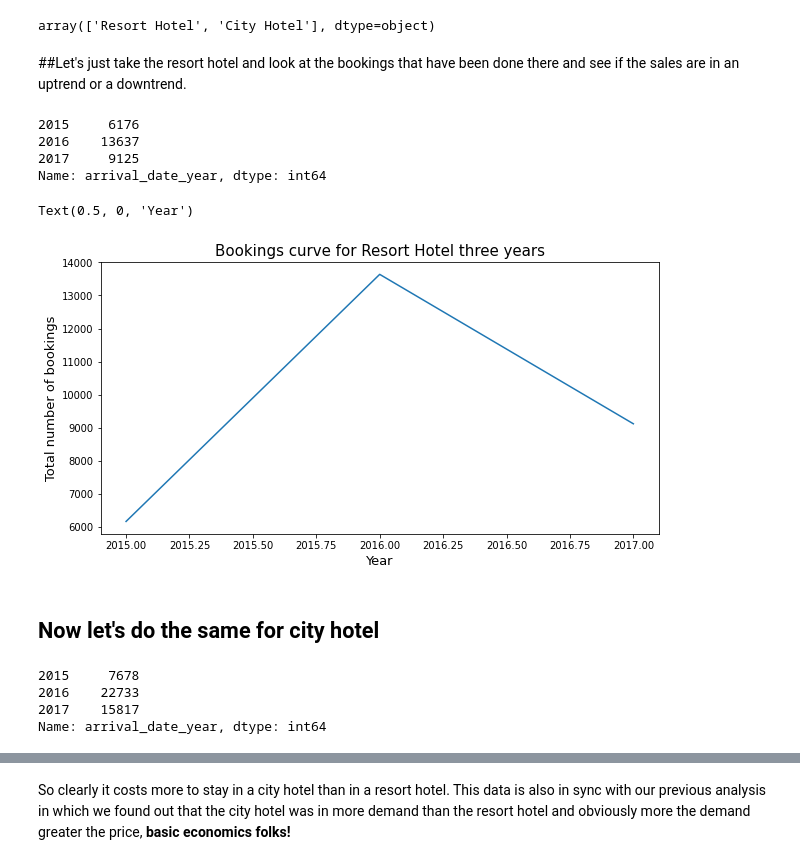
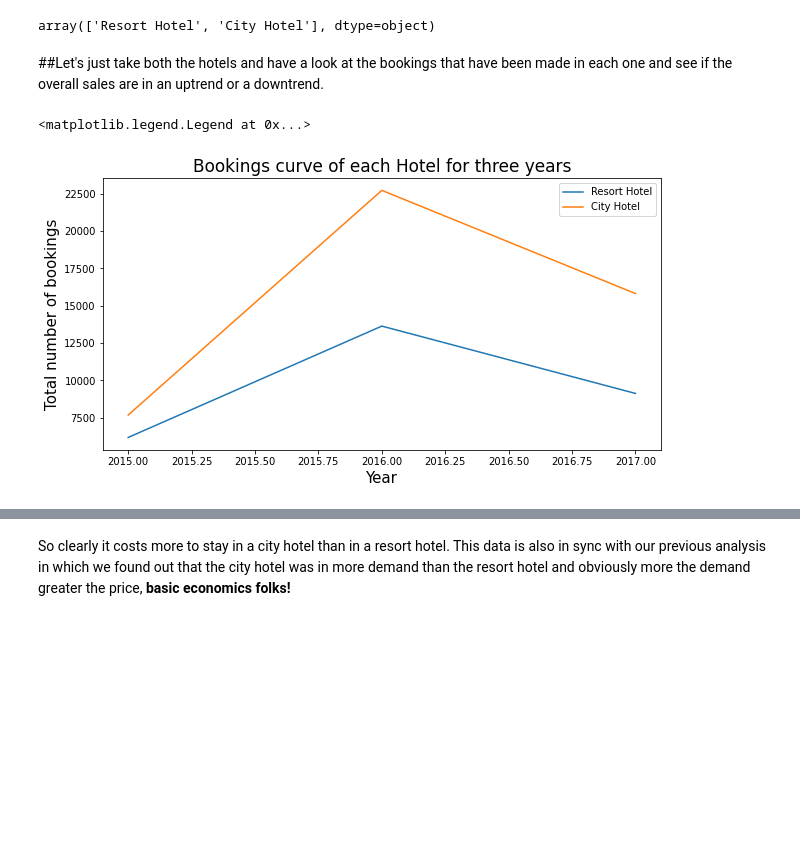
Before and after one commit to Tawheed-DS/Hotel-booking-analysis, a Jupyter notebook: CH_Tawheed_Hotel_Booking_Analysis_Capstone_Project.ipynb, the cells around one changed output, grey strips where cells are left out. Cells and saved outputs as stored; diff of their text form; code cells hidden in the pictures; blank space fills up the shorter version.

```diff
--- a/CH_Tawheed_Hotel_Booking_Analysis_Capstone_Project.ipynb
+++ b/CH_Tawheed_Hotel_Booking_Analysis_Capstone_Project.ipynb
@@ -24,4 +24,4 @@ import seaborn as sns
 #Let's do some preliminary analysis for the start
 # %%
 #Read the Data file into a dataframe
-original_df = pd.read_csv(path)
+df = pd.read_csv(path)
@@ -135,7 +136,7 @@ features_to_be_dropped = ['arrival_date_week_number',
 ##Now we don't want to ruin the original data here so will begin with creating a copy of it so we can lay our hands on it without having to be afraid of ruining the whole show!
 # %%
 #Creating a copy of original dataframe using (.copy) method
-new_df = original_df.copy()
+new_df = df.copy()
 # %% [markdown]
 ##There are 4 missing values in the children column, we can easily assume that those people brought no children to the party!
  <i>Okay so let's assume that and also let's get on with dropping columns</i>
@@ -193,42 +194,36 @@ Non_cancelled_bookings['hotel'].unique()
 # %% [output]
 array(['Resort Hotel', 'City Hotel'], dtype=object)
 # %% [markdown]
-##Let's just take the resort hotel and look at the bookings that have been done there and see if the sales are in an uptrend or a downtrend.
+##Let's just take both the hotels and have a look at the bookings that have been made in each one and see if the overall sales are in an uptrend or a downtrend.
 # %%
-#Apply required boolean filter
+#Apply required boolean to filter out Resort Hotel
 resort_hotel_sales = Non_cancelled_bookings[Non_cancelled_bookings['hotel']=='Resort Hotel']['arrival_date_year'].value_counts()
 #Sort the series by years
 resort_hotel_sales = resort_hotel_sales.sort_index()
-resort_hotel_sales
+
+#Apply the required boolean to filter out City Hotel
+city_hotel_sales = Non_cancelled_bookings[Non_cancelled_bookings['hotel']=='City Hotel']['arrival_date_year'].value_counts()
+#Sort by years
+city_hotel_sales = city_hotel_sales.sort_index()
-# %% [output]
-2015     6176
-2016    13637
-2017     9125
-Name: arrival_date_year, dtype: int64
 # %%
 #Create a figure of required size
 plt.rcParams['figure.figsize'] = (10, 5)
-# Create the plot object
-plt.plot(resort_hotel_sales)
-# x = index, y = value
-# dataframe (10 columns):   x = 'col5', y = 'col7'
 
-plt.title('Bookings curve for Resort Hotel three years',fontdict = {'fontsize':15})
-plt.ylabel('Total number of bookings',fontdict = {'fontsize':13})
-plt.xlabel('Year',fontdict = {'fontsize':13})
+# Create the plot object for resort Hotel
+plt.plot(resort_hotel_sales,label='Resort Hotel')
+
+# Create the plot object for City Hotel
+plt.plot(city_hotel_sales,label='City Hotel')
+
+#Give a title to the graph
+plt.title('Bookings curve of each Hotel for three years',fontdict = {'fontsize':17})
+
+#Name x and y labels
+plt.ylabel('Total number of bookings',fontdict = {'fontsize':15})
+plt.xlabel('Year',fontdict = {'fontsize':15})
+
+#To Display labels for each curve
+plt.legend()
 # %% [output]
-Text(0.5, 0, 'Year')
+<matplotlib.legend.Legend at 0x...>
-[figure, old version]
+[figure, new version]
-# %% [markdown]
-## Now let's do the same for city hotel
-# %%
-#Apply the required boolean
-city_hotel_sales = Non_cancelled_bookings[Non_cancelled_bookings['hotel']=='City Hotel']['arrival_date_year'].value_counts()
-#Sort by years
-city_hotel_sales = city_hotel_sales.sort_index()
-city_hotel_sales
-# %% [output]
-2015     7678
-2016    22733
-2017    15817
-Name: arrival_date_year, dtype: int64
```
Also changed, not shown: parts of 23 cells of this notebook.
